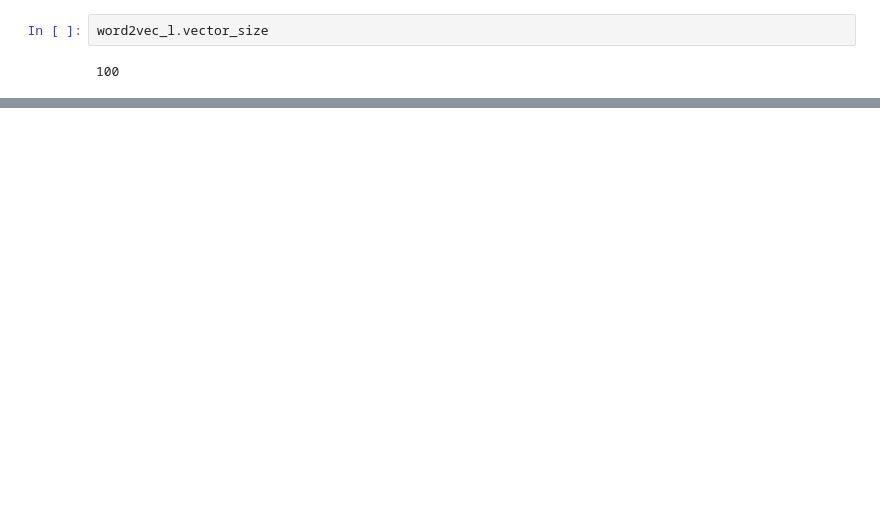
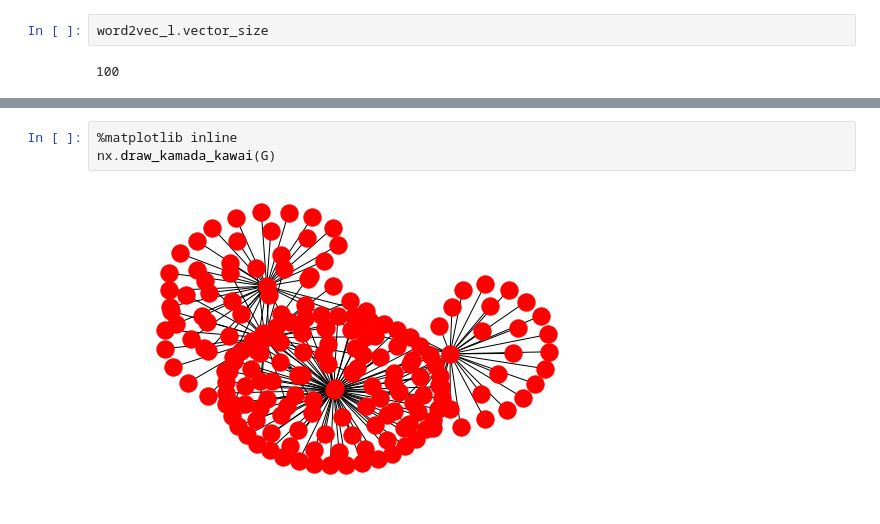
Before and after one commit to Tycho-1/lkjklj, a Jupyter notebook: ic2s2_datathon_test.ipynb, the cells around one changed output, grey strips where cells are left out. Drawn from its saved outputs; the diff is of its cells as text; blank space fills up the shorter version.

```diff
--- a/ic2s2_datathon_test.ipynb
+++ b/ic2s2_datathon_test.ipynb
@@ -424,0 +560,5 @@ word2vec_l.vector_size
+# %%
+%matplotlib inline
+nx.draw_kamada_kawai(G)
+# %% [output]
+[figure, added]
```
Also changed, not shown: parts of 62 cells of this notebook.
